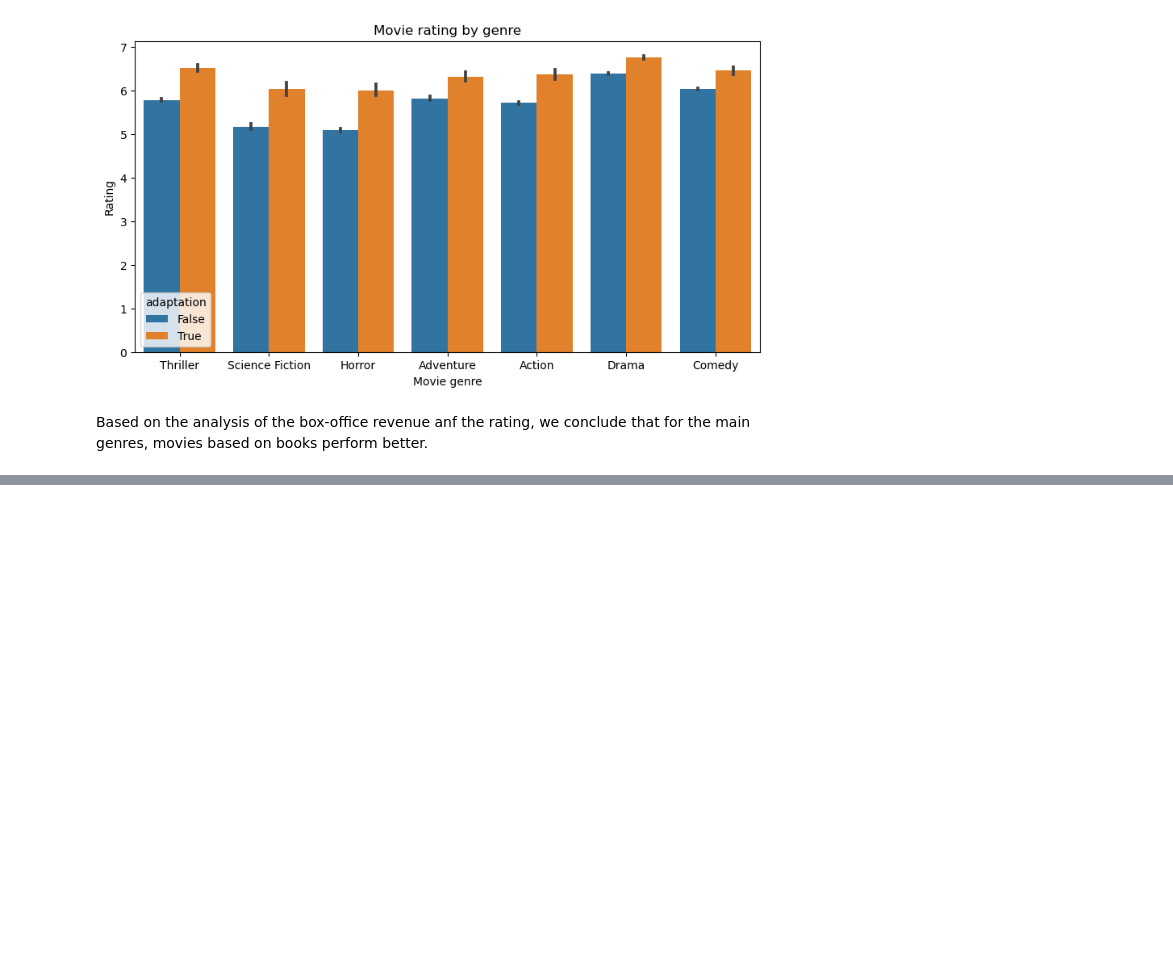
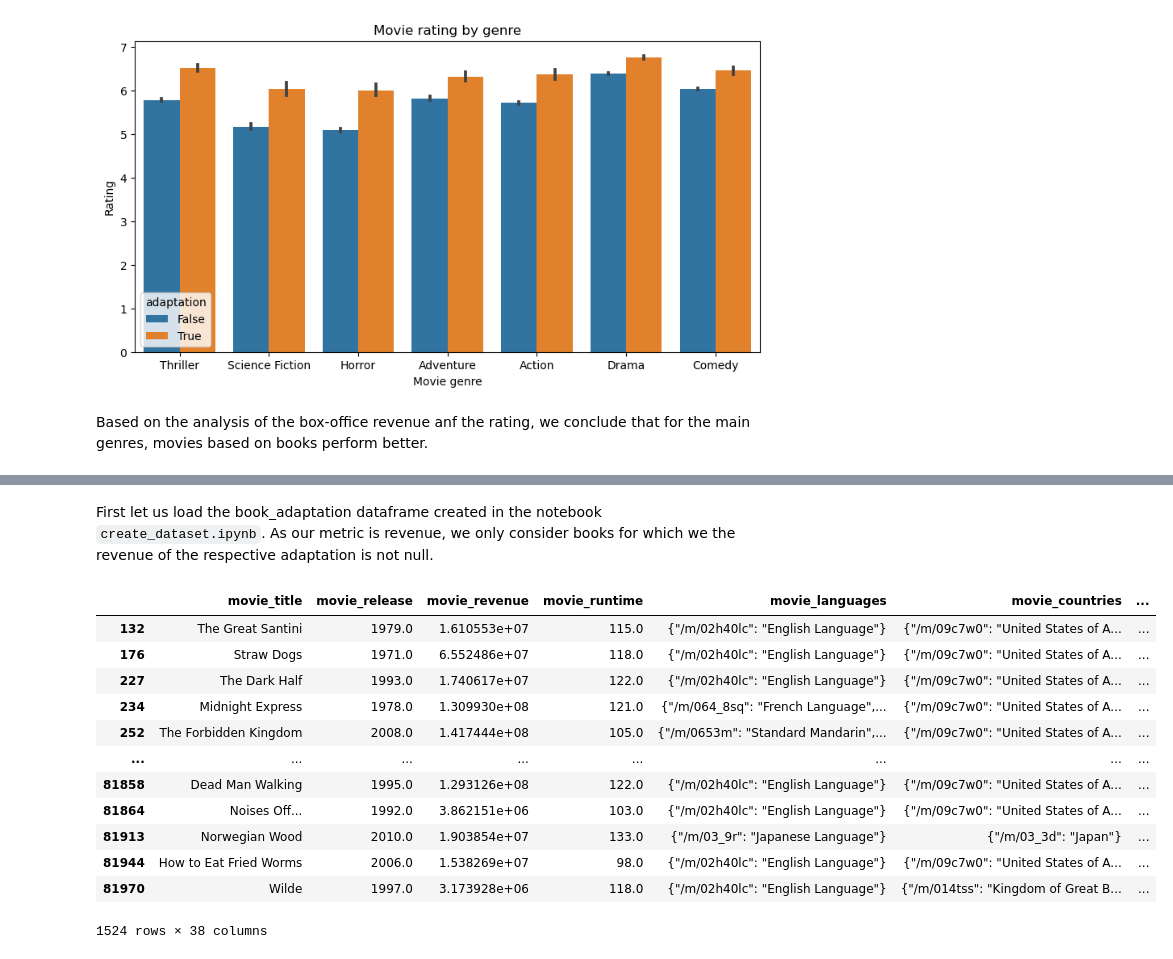
Before and after one commit to epfl-ada/ada-2023-project-team0110, a Jupyter notebook: milestone2.ipynb, the cells around one changed output, grey strips where cells are left out. Saved outputs shown, nothing was run; the diff lists cells and outputs as text; code cells hidden in the pictures; blank space fills up the shorter version.

```diff
--- a/milestone2.ipynb
+++ b/milestone2.ipynb
@@ -364,0 +368,21 @@ Based on the analysis of the box-office revenue anf the rating, we conclude that
+# %% [markdown]
+First let us load the book_adaptation dataframe created in the notebook `create_dataset.ipynb`. As our metric is revenue, we only consider books for which we the revenue of the respective adaptation is not null.
+# %%
+book_adaptation_df = (pd.read_csv("data/book_adaptation.csv")
+                      .query('book_title.notna() & movie_revenue.notna()')
+                     )
+display(book_adaptation_df)
+# %% [output]
+|  | movie_title | movie_release | movie_revenue | movie_runtime | movie_languages | movie_countries | ... |
+| 132 | The Great Santini | 1979.0 | 1.610553e+07 | 115.0 | {"/m/02h40lc": "English Language"} | {"/m/09c7w0": "United States of A... | ... |
+| 176 | Straw Dogs | 1971.0 | 6.552486e+07 | 118.0 | {"/m/02h40lc": "English Language"} | {"/m/09c7w0": "United States of A... | ... |
+| 227 | The Dark Half | 1993.0 | 1.740617e+07 | 122.0 | {"/m/02h40lc": "English Language"} | {"/m/09c7w0": "United States of A... | ... |
+| 234 | Midnight Express | 1978.0 | 1.309930e+08 | 121.0 | {"/m/064_8sq": "French Language",... | {"/m/09c7w0": "United States of A... | ... |
+| 252 | The Forbidden Kingdom | 2008.0 | 1.417444e+08 | 105.0 | {"/m/0653m": "Standard Mandarin",... | {"/m/09c7w0": "United States of A... | ... |
+| ... | ... | ... | ... | ... | ... | ... | ... |
+| 81858 | Dead Man Walking | 1995.0 | 1.293126e+08 | 122.0 | {"/m/02h40lc": "English Language"} | {"/m/09c7w0": "United States of A... | ... |
+| 81864 | Noises Off... | 1992.0 | 3.862151e+06 | 103.0 | {"/m/02h40lc": "English Language"} | {"/m/09c7w0": "United States of A... | ... |
+| 81913 | Norwegian Wood | 2010.0 | 1.903854e+07 | 133.0 | {"/m/03_9r": "Japanese Language"} | {"/m/03_3d": "Japan"} | ... |
+| 81944 | How to Eat Fried Worms | 2006.0 | 1.538269e+07 | 98.0 | {"/m/02h40lc": "English Language"} | {"/m/09c7w0": "United States of A... | ... |
+| 81970 | Wilde | 1997.0 | 3.173928e+06 | 118.0 | {"/m/02h40lc": "English Language"} | {"/m/014tss": "Kingdom of Great B... | ... |
+1524 rows × 38 columns
```
Also changed, not shown: parts of 6 cells of this notebook.
